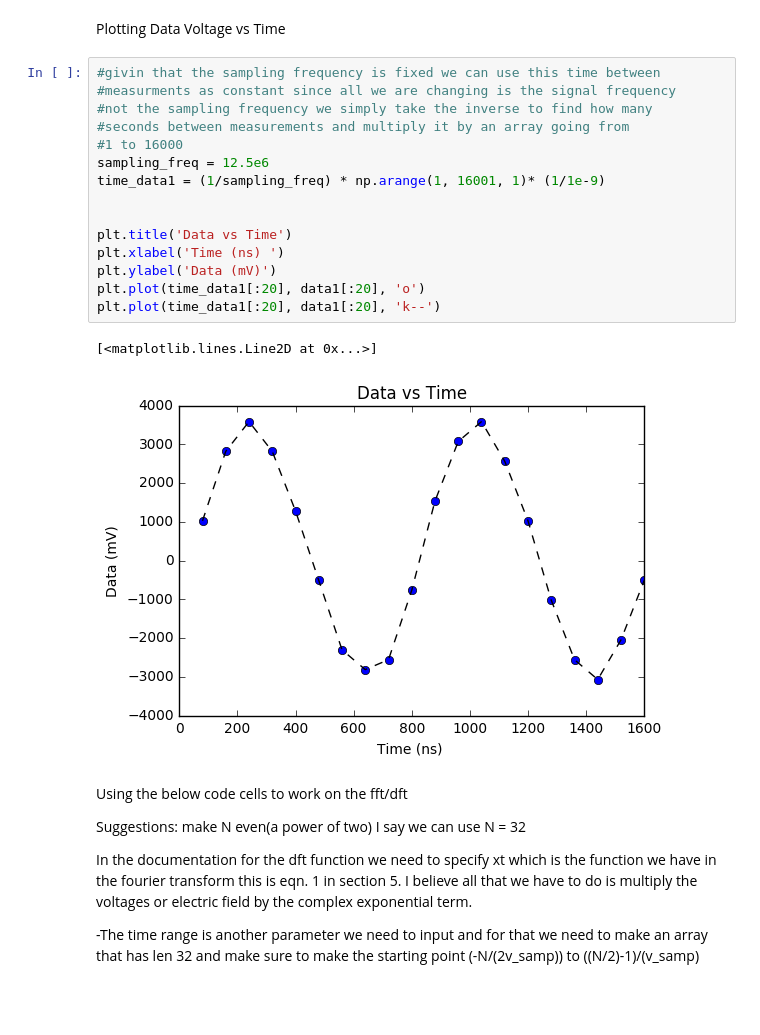
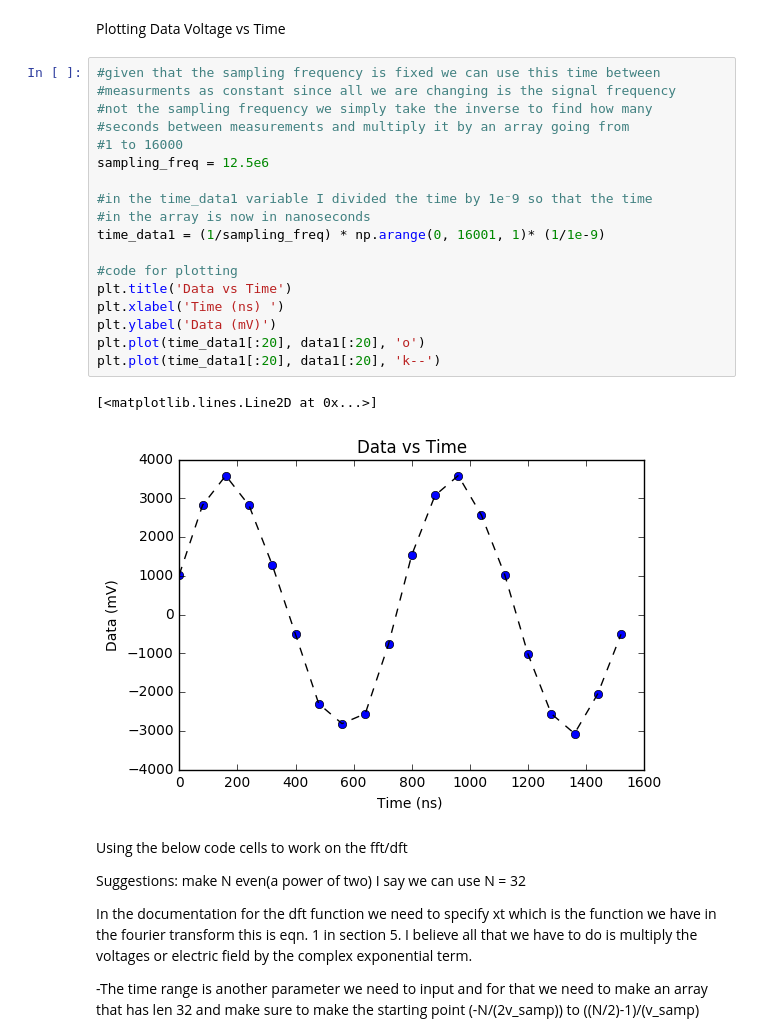
Before and after one commit to arthurm101/radiolab, a Jupyter notebook: Lab 1/Lab1_Mixer.ipynb, the cells around one changed output. Drawn from its saved outputs; the diff is of its cells as text; blank space fills up the shorter version.

```diff
--- a/Lab 1/Lab1_Mixer.ipynb
+++ b/Lab 1/Lab1_Mixer.ipynb
@@ -80,23 +79,26 @@ plt.plot(time_data1[:20], test_func(time_data1[:20], params[0], params[1]),
 # %% [markdown]
 Plotting Data Voltage vs Time
 # %%
-#givin that the sampling frequency is fixed we can use this time between
+#given that the sampling frequency is fixed we can use this time between
 #measurments as constant since all we are changing is the signal frequency
 #not the sampling frequency we simply take the inverse to find how many
 #seconds between measurements and multiply it by an array going from
 #1 to 16000
 sampling_freq = 12.5e6
-time_data1 = (1/sampling_freq) * np.arange(1, 16001, 1)* (1/1e-9)
 
+#in the time_data1 variable I divided the time by 1e⁻9 so that the time
+#in the array is now in nanoseconds
+time_data1 = (1/sampling_freq) * np.arange(0, 16001, 1)* (1/1e-9)
 
+#code for plotting
 plt.title('Data vs Time')
 plt.xlabel('Time (ns) ')
 plt.ylabel('Data (mV)')
 plt.plot(time_data1[:20], data1[:20], 'o')
 plt.plot(time_data1[:20], data1[:20], 'k--')
 # %% [output]
 [<matplotlib.lines.Line2D at 0x...>]
-[figure, old version]
+[figure, new version]
 # %% [markdown]
 Using the below code cells to work on the fft/dft
 
```
Also changed, not shown: parts of 18 cells of this notebook.
